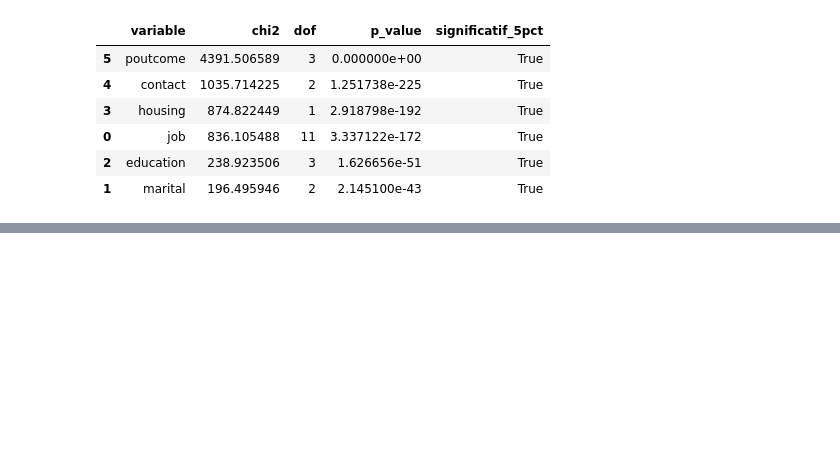
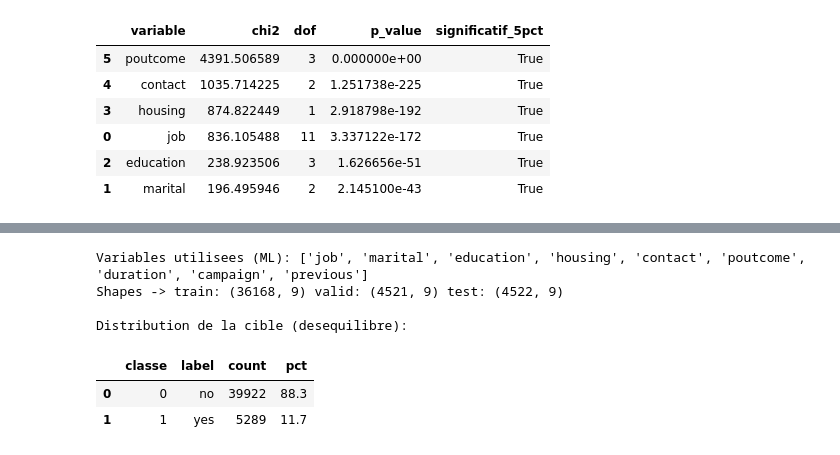
Before and after one commit to Ziwazou/UCI_Bank_Marketing_Analysis, a Jupyter notebook: Main.ipynb, the cells around one changed output, grey strips where cells are left out. Drawn from its saved outputs; the diff is of its cells as text; code cells hidden in the pictures; blank space fills up the shorter version.

```diff
--- a/Main.ipynb
+++ b/Main.ipynb
@@ -399,0 +533,70 @@ Resultats Chi2 (variables focus categorielles vs y):
+# %%
+# 4.1 Preprocessing + split + desequilibre
+
+from sklearn.model_selection import train_test_split
+from sklearn.compose import ColumnTransformer
+from sklearn.pipeline import Pipeline
+from sklearn.preprocessing import OneHotEncoder, StandardScaler
+from sklearn.metrics import accuracy_score, precision_score, recall_score, f1_score, roc_auc_score, confusion_matrix, roc_curve
+from sklearn.linear_model import LogisticRegression
+from sklearn.tree import DecisionTreeClassifier
+from sklearn.ensemble import RandomForestClassifier
+
+RANDOM_STATE = 42
+PRIORITY_METRIC = "recall"  # priorite metier : ne pas rater les clients potentiellement souscripteurs
+INCLUDE_DURATION = True      # False = scenario operationnel (avant appel)
+
+# Variables selectionnees depuis la phase 2/3
+cat_vars_ml = selected_cat.copy() if "selected_cat" in globals() else ["job", "marital", "education", "housing", "contact", "poutcome"]
+num_vars_ml = selected_num.copy() if "selected_num" in globals() else ["age", "duration", "campaign", "previous"]
+
+if not INCLUDE_DURATION:
+    num_vars_ml = [c for c in num_vars_ml if c != "duration"]
+
+feature_cols_ml = cat_vars_ml + num_vars_ml
+
+# Cible binaire
+df_ml = df.copy()
+df_ml["y_bin"] = (df_ml["y"] == "yes").astype(int)
+
+X = df_ml[feature_cols_ml]
+y = df_ml["y_bin"]
+
+# Split train/validation/test: 70/15/15 (stratifie)
+X_train, X_temp, y_train, y_temp = train_test_split(
+    X, y, test_size=0.20, random_state=RANDOM_STATE, stratify=y
+)
+X_valid, X_test, y_valid, y_test = train_test_split(
+    X_temp, y_temp, test_size=0.50, random_state=RANDOM_STATE, stratify=y_temp
+)
+
+# Desequilibre de classes
+class_counts = y.value_counts().sort_index()
+imbalance_table = pd.DataFrame({
+    "classe": [0, 1],
+    "label": ["no", "yes"],
+    "count": [class_counts.get(0, 0), class_counts.get(1, 0)],
+    "pct": [round(class_counts.get(0, 0) / len(y) * 100, 2), round(class_counts.get(1, 0) / len(y) * 100, 2)]
+})
+
+print("Variables utilisees (ML):", feature_cols_ml)
+print("Shapes -> train:", X_train.shape, "valid:", X_valid.shape, "test:", X_test.shape)
+print("\nDistribution de la cible (desequilibre):")
+display(imbalance_table)
+
+# Preprocessing commun
+transformers_ml = []
+if num_vars_ml:
+    transformers_ml.append(("num", StandardScaler(), num_vars_ml))
+if cat_vars_ml:
+    transformers_ml.append(("cat", OneHotEncoder(drop="first", handle_unknown="ignore"), cat_vars_ml))
+
+preprocessor_ml = ColumnTransformer(transformers=transformers_ml)
+# %% [output]
+Variables utilisees (ML): ['job', 'marital', 'education', 'housing', 'contact', 'poutcome', 'duration', 'campaign', 'previous']
+Shapes -> train: (36168, 9) valid: (4521, 9) test: (4522, 9)
+
+Distribution de la cible (desequilibre):
+|  | classe | label | count | pct |
+| 0 | 0 | no | 39922 | 88.3 |
+| 1 | 1 | yes | 5289 | 11.7 |
```
Also changed, not shown: parts of 7 cells of this notebook, 2 other files.
